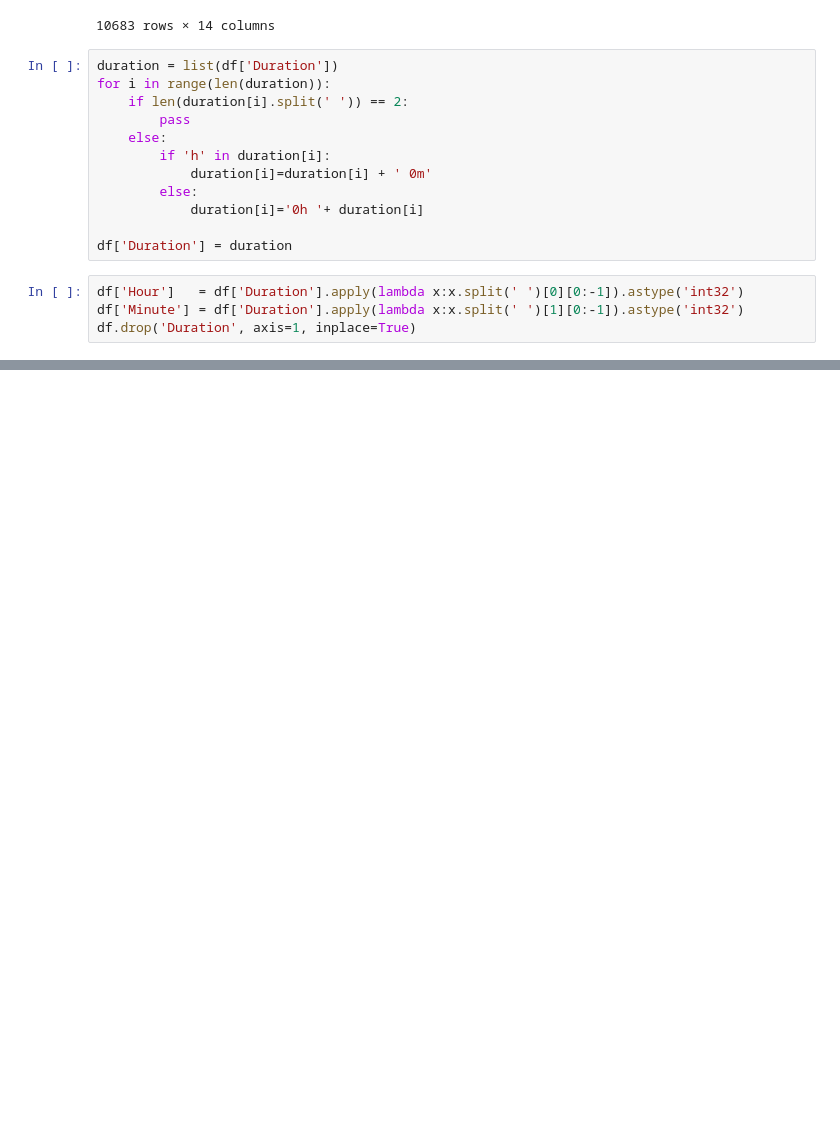
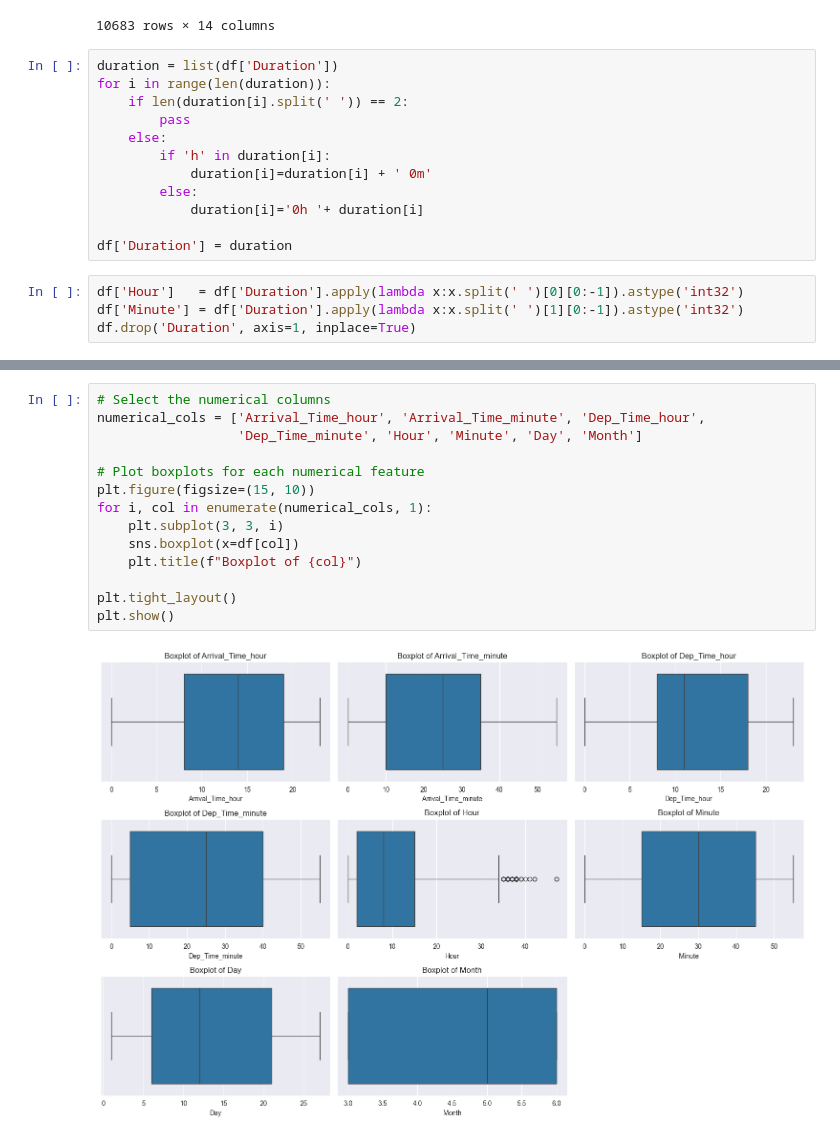
Before and after one commit to JB250101/INFO8665--Airplane, a Jupyter notebook: airplane.ipynb, the cells around one changed output, grey strips where cells are left out. Saved outputs shown, nothing was run; the diff lists cells and outputs as text; blank space fills up the shorter version.

```diff
--- a/airplane.ipynb
+++ b/airplane.ipynb
@@ -136,0 +156,16 @@ ValueError: Mime type rendering requires nbformat>=4.2.0 but it is not installed
+# %%
+# Select the numerical columns
+numerical_cols = ['Arrival_Time_hour', 'Arrival_Time_minute', 'Dep_Time_hour',
+                  'Dep_Time_minute', 'Hour', 'Minute', 'Day', 'Month']
+
+# Plot boxplots for each numerical feature
+plt.figure(figsize=(15, 10))
+for i, col in enumerate(numerical_cols, 1):
+    plt.subplot(3, 3, i)
+    sns.boxplot(x=df[col])
+    plt.title(f"Boxplot of {col}")
+
+plt.tight_layout()
+plt.show()
+# %% [output]
+[figure, added]
```
Also changed, not shown: parts of 13 cells of this notebook.
